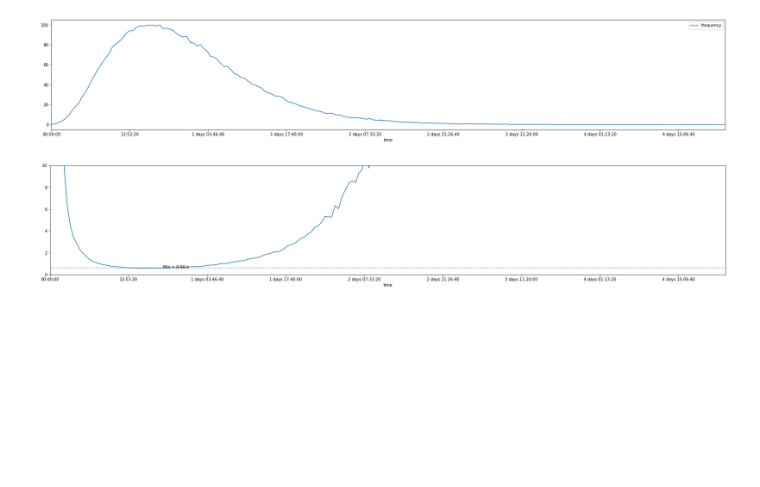
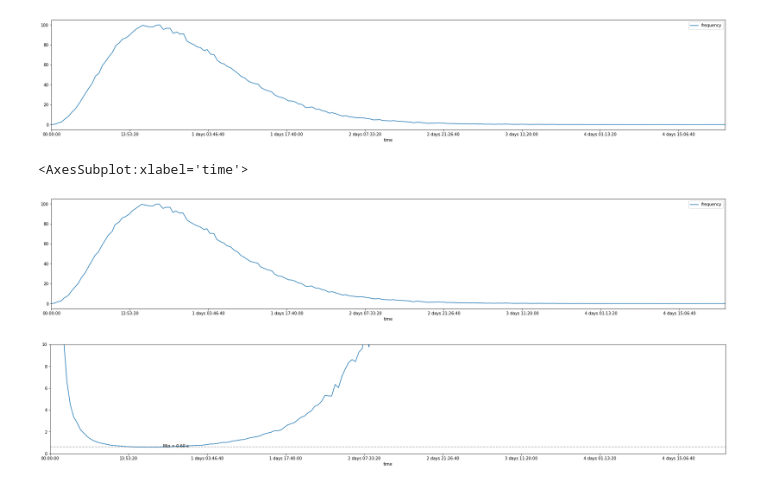
Before and after one commit to jonnor/machinehearing, a Jupyter notebook: geekleml2021/Untitled.ipynb, the cells around one changed output. Drawn from its saved outputs; the diff is of its cells as text; code cells hidden in the pictures; blank space fills up the shorter version.

```diff
--- a/geekleml2021/Untitled.ipynb
+++ b/geekleml2021/Untitled.ipynb
@@ -342,6 +342,12 @@ f.plot(ax=ax)
 # %% [output]
 <AxesSubplot:xlabel='time'>
 [figure]
+# %%
+fig, ax = plt.subplots(1, figsize=(30, 5))
+f.resample('15min').mean().interpolate().plot(ax=ax)
+# %% [output]
+<AxesSubplot:xlabel='time'>
+[figure, added]
 # %%
 
 def plot_time_between(df):
```
Also changed, not shown: 3 other files.
